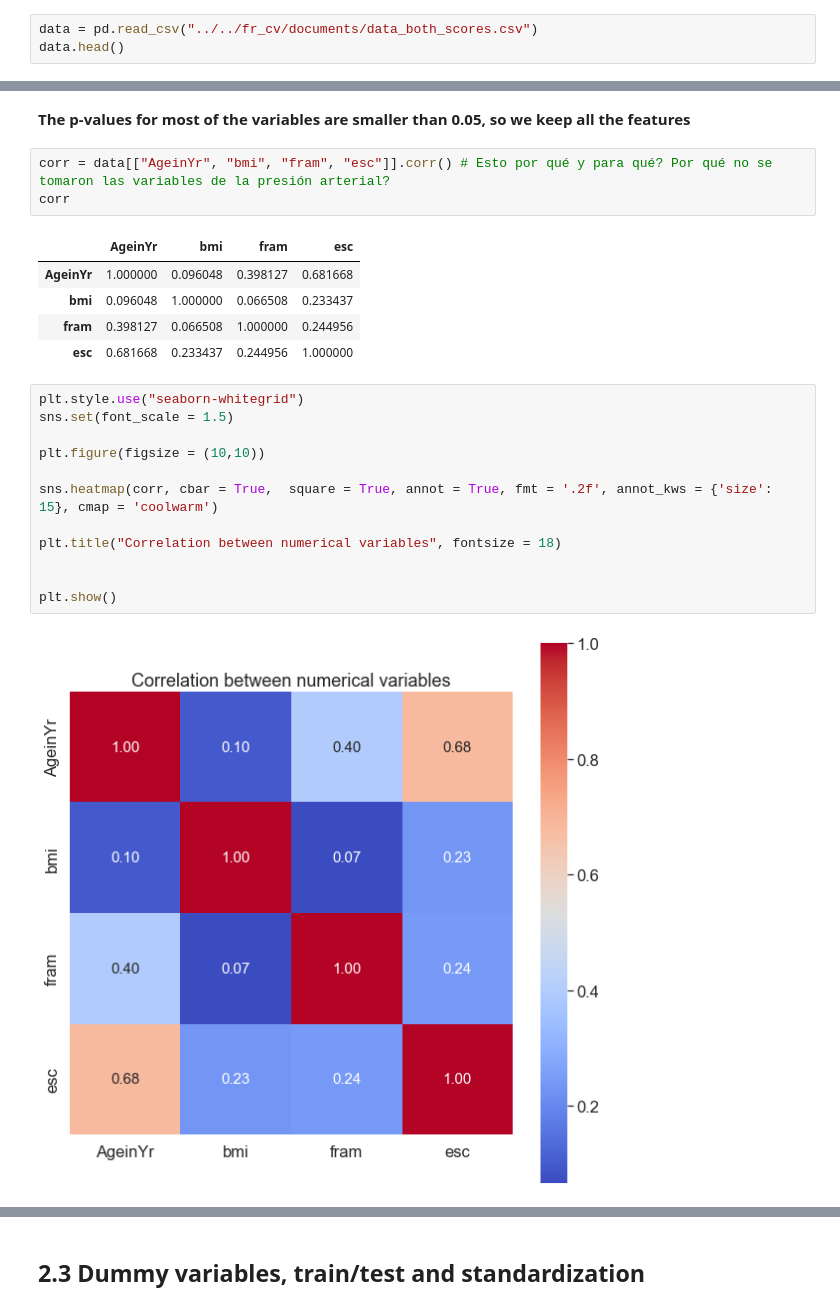
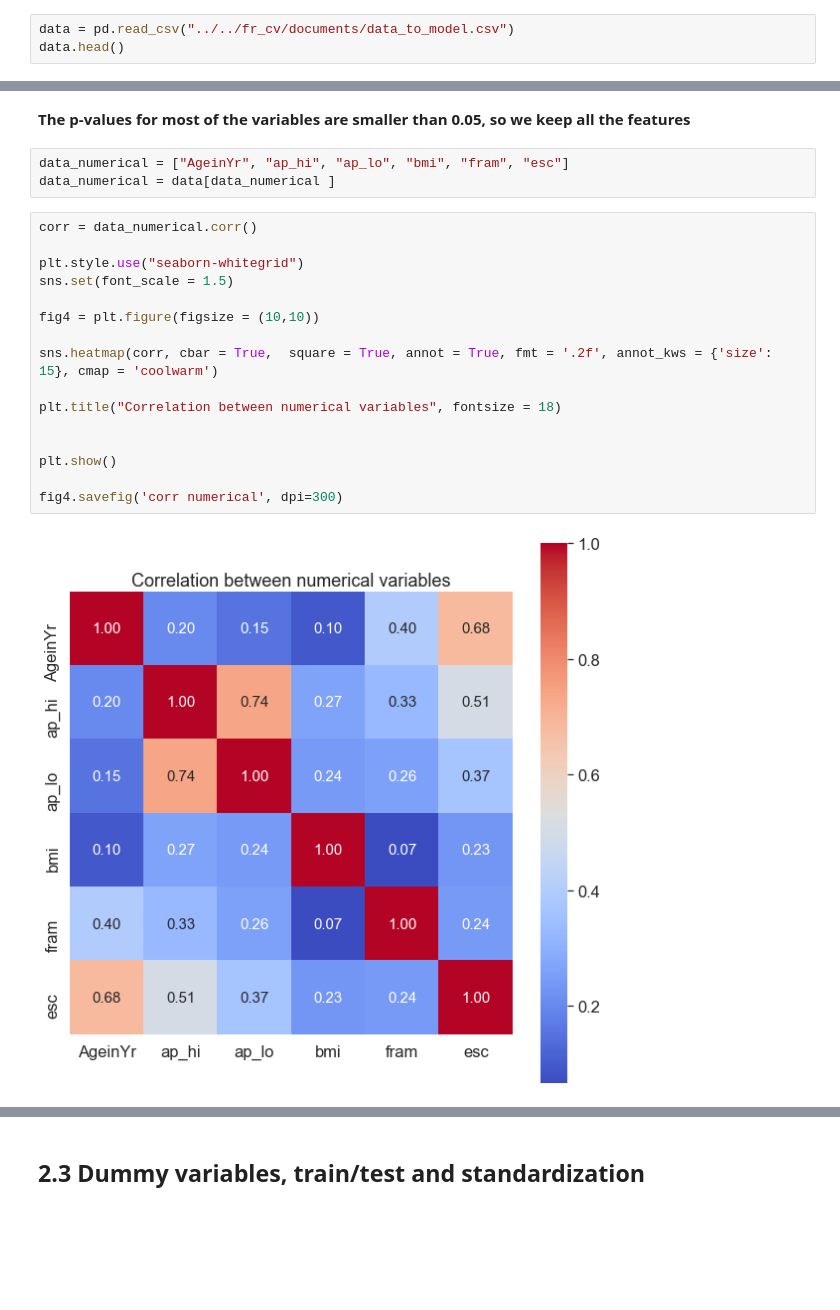
Before and after one commit to javisrv/Cardiovascular_event_prediction, a Jupyter notebook: scripts/Models.ipynb, the cells around one changed output, grey strips where cells are left out. Cells and saved outputs as stored; diff of their text form; blank space fills up the shorter version.

```diff
--- a/scripts/Models.ipynb
+++ b/scripts/Models.ipynb
@@ -63,7 +63,7 @@ from sklearn.metrics import confusion_matrix, classification_report, accuracy_sc
 # %% [markdown]
 ## 2.1 Load CSV
 # %%
-data = pd.read_csv("../../fr_cv/documents/data_both_scores.csv")
+data = pd.read_csv("../../fr_cv/documents/data_to_model.csv")
 data.head()
 # %% [output]
 |  | gender | ap_hi | ap_lo | cholesterol | gluc | smoke | alco | active | cardio | AgeinYr | bmi | ... |
@@ -108,26 +108,24 @@ Generalized Linear Model Regression Results
 # %% [markdown]
 **The p-values for most of the variables are smaller than 0.05, so we keep all the features**
-# %%
-corr = data[["AgeinYr", "bmi", "fram", "esc"]].corr() # Esto por qué y para qué? Por qué no se tomaron las variables de la presión arterial?
-corr
-# %% [output]
-|  | AgeinYr | bmi | fram | esc |
-| AgeinYr | 1.000000 | 0.096048 | 0.398127 | 0.681668 |
-| bmi | 0.096048 | 1.000000 | 0.066508 | 0.233437 |
-| fram | 0.398127 | 0.066508 | 1.000000 | 0.244956 |
-| esc | 0.681668 | 0.233437 | 0.244956 | 1.000000 |
+# %%
+data_numerical = ["AgeinYr", "ap_hi", "ap_lo", "bmi", "fram", "esc"]
+data_numerical = data[data_numerical ]
 # %%
+corr = data_numerical.corr()
+
 plt.style.use("seaborn-whitegrid")
 sns.set(font_scale = 1.5)
 
-plt.figure(figsize = (10,10))
+fig4 = plt.figure(figsize = (10,10))
 
 sns.heatmap(corr, cbar = True,  square = True, annot = True, fmt = '.2f', annot_kws = {'size': 15}, cmap = 'coolwarm')
 
 plt.title("Correlation between numerical variables", fontsize = 18)
 
 
 plt.show()
+
+fig4.savefig('corr numerical', dpi=300)
 # %% [output]
-[figure, old version]
+[figure, new version]
 # %% [markdown]
```
Also changed, not shown: parts of 70 cells of this notebook, 6 other files.
